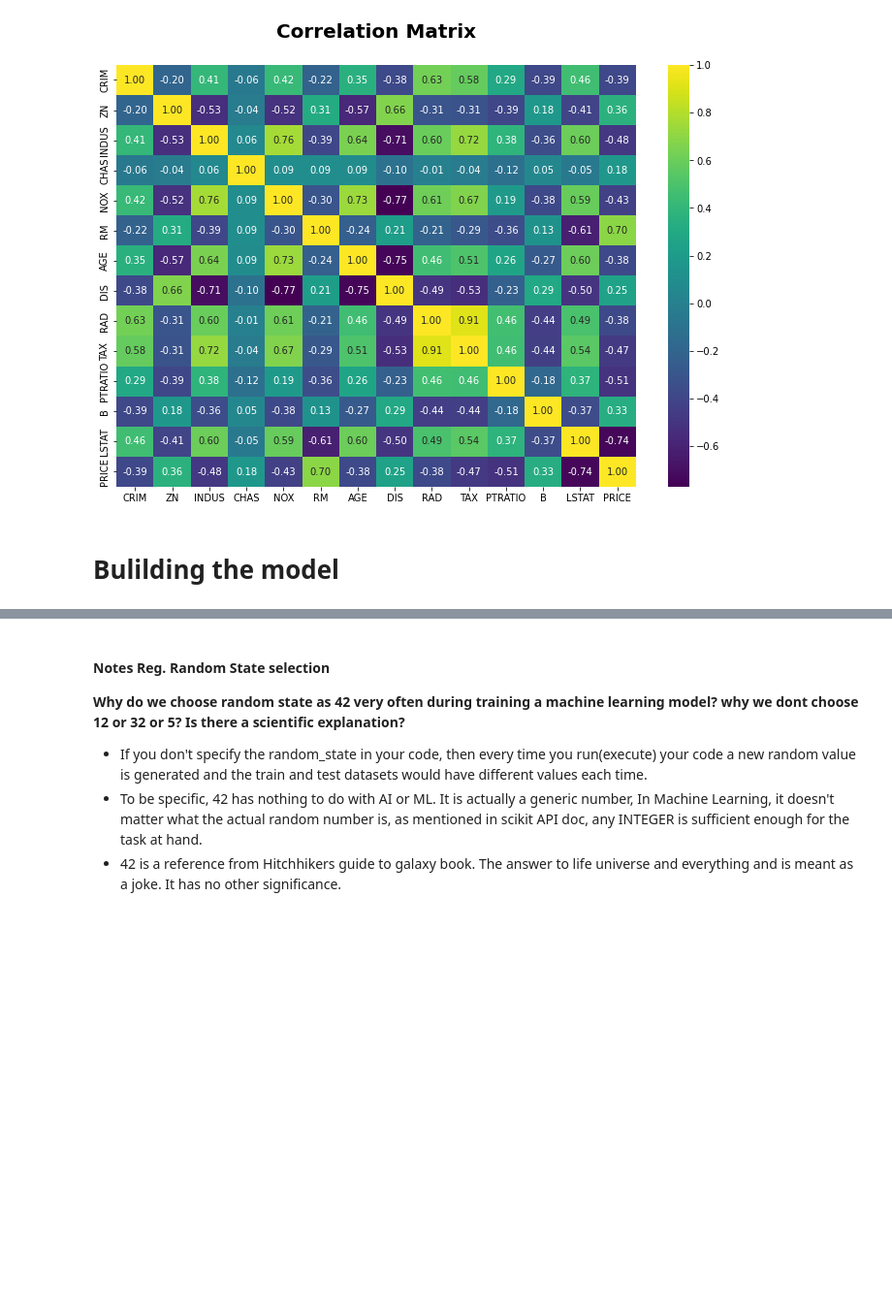
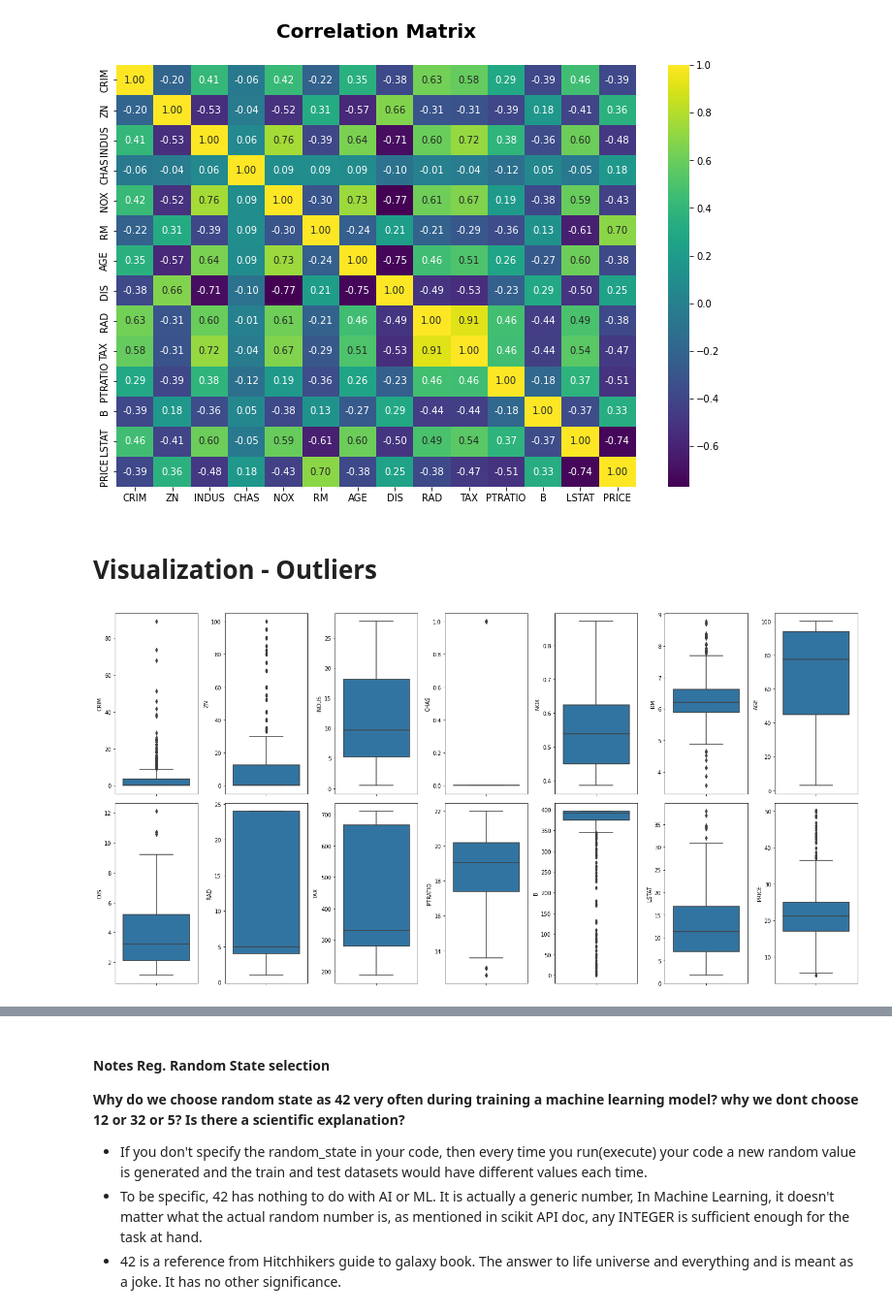
Before and after one commit to kumaramardeep342/Kaggle-Data-Science-Learning, a Jupyter notebook: boston-house-prices-am.ipynb, the cells around one changed output, grey strips where cells are left out. Shown at 97% size. Saved outputs shown, nothing was run; the diff lists cells and outputs as text; code cells hidden in the pictures; blank space fills up the shorter version.

```diff
--- a/boston-house-prices-am.ipynb
+++ b/boston-house-prices-am.ipynb
@@ -236,5 +236,15 @@ plt.title('Correlation Matrix\n',fontsize = 20, weight = 'bold')
 # %% [output]
 Text(0.5, 1.0, 'Correlation Matrix\n')
 [figure]
-# %% [markdown]
-# Bulilding the model
+# %% [markdown]
+# Visualization - Outliers
+# %%
+plt.figure(figsize=(20,10))
+col=data.columns.to_list()
+# plt.subplots(nrows=2, ncols=7) # this is also another way to plot the graph in one pane
+for i in range (len(col)):
+    plt.subplot(2,7,i+1)
+    sns.boxplot(data=data,y=col[i])
+plt.tight_layout()
+# %% [output]
+[figure, added]
```
Also changed, not shown: parts of 13 cells of this notebook.
